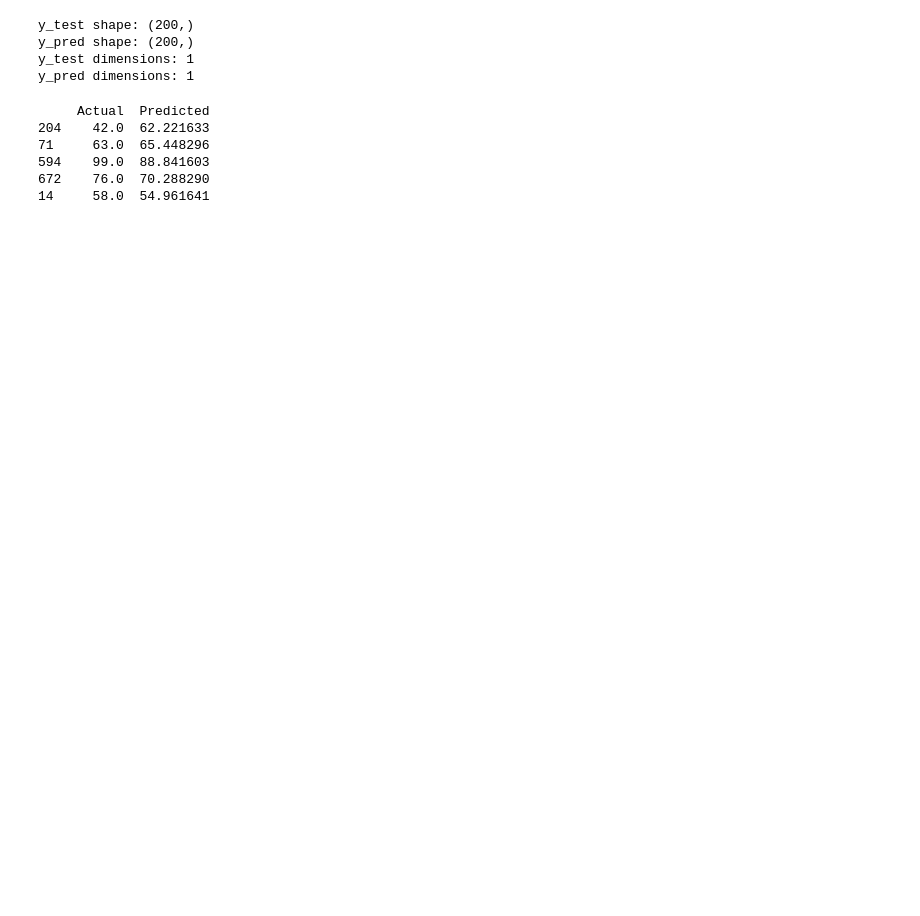
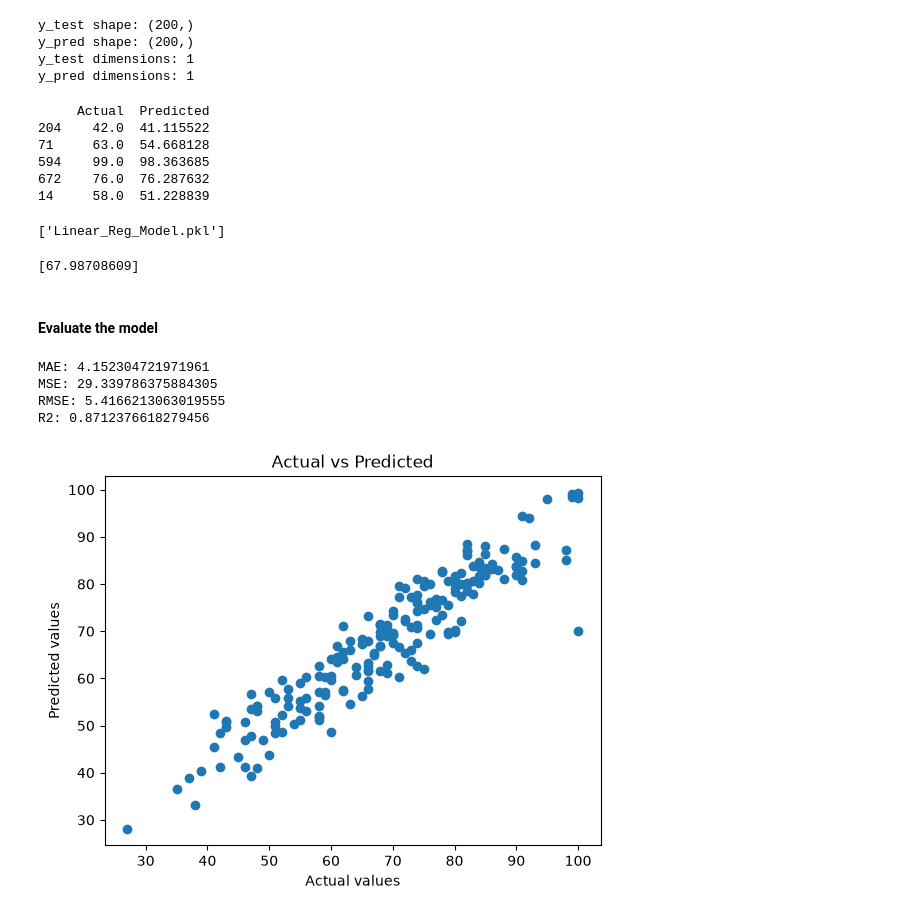
Before and after one commit to AreebaAkram/AI, a Jupyter notebook: LinearReg.ipynb, the cells around one changed output. Cells and saved outputs as stored; diff of their text form; code cells hidden in the pictures; blank space fills up the shorter version.

```diff
--- a/LinearReg.ipynb
+++ b/LinearReg.ipynb
@@ -75,6 +95,7 @@ data["race/ethnicity"] = data["race/ethnicity"].fillna(data["race/ethnicity"].mo
 data["test preparation course"] = data["test preparation course"].fillna(data["test preparation course"].mode()[0])
 data["math score"] = pd.to_numeric(data["math score"], errors = "coerce")
 data["math score"] = data["math score"].fillna(data["math score"].mean())
+data["reading score"] = pd.to_numeric(data["reading score"], errors = "coerce")
 data["reading score"] = data["reading score"].fillna(data["reading score"].mean())
 data["writing score"] = data["writing score"].fillna(data["writing score"].mean())
 data.isnull().sum()
@@ -88,4 +109,13 @@ math score                     0
 reading score                  0
 writing score                  0
 dtype: int64
+# %%
+data["race/ethnicity"].unique()
+data["race/ethnicity"] = data["race/ethnicity"].fillna(
+    data["race/ethnicity"].mode()[0]
+)
+# %%
+encoder = LabelEncoder()
+
+data["race/ethnicity"] = encoder.fit_transform(data["race/ethnicity"])
 # %%
@@ -134,8 +168,10 @@ plt.show()
 # %%
-x = data[["math score"]]
+x = data[["math score", "reading score", "race/ethnicity"]]
 y = data["writing score"]
 
-x_train, x_test, y_train, y_test = train_test_split( x, y, test_size = 0.2, random_state = 40)
+x_train, x_test, y_train, y_test = train_test_split(
+    x, y, test_size=0.2, random_state=40
+)
 # %%
 model = LinearRegression()
 model.fit(x_train, y_train)
@@ -166,8 +202,46 @@ results = pd.DataFrame({
 print(results.head())
 # %% [output]
      Actual  Predicted
-204    42.0  62.221633
-71     63.0  65.448296
-594    99.0  88.841603
-672    76.0  70.288290
-14     58.0  54.961641
+204    42.0  41.115522
+71     63.0  54.668128
+594    99.0  98.363685
+672    76.0  76.287632
+14     58.0  51.228839
+# %%
+# save the model
+joblib.dump(model, "Linear_Reg_Model.pkl")
+# %% [output]
+['Linear_Reg_Model.pkl']
+# %%
+loaded_model = joblib.load("Linear_Reg_Model.pkl")
+new_data = pd.DataFrame({
+    "math score" : [60],
+    "reading score" : [70],
+    "race/ethnicity" : [1]
+})
+prediction = loaded_model.predict(new_data)
+print(prediction)
+# %% [output]
+[67.98708609]
+# %% [markdown]
+#### Evaluate the model
+# %%
+print("MAE:", mean_absolute_error(y_test, y_pred))  # mean of absolute error -> |actual - predicted | ->Lower is better
+print("MSE:", mean_squared_error(y_test, y_pred)) # large errors contribute more heavily. -> Lower is better
+print("RMSE:", np.sqrt(mean_squared_error(y_test, y_pred))) #Lower is better
+print("R2:", r2_score(y_test, y_pred)) #higher is better
+# %% [output]
+MAE: 4.152304721971961
+MSE: 29.339786375884305
+RMSE: 5.4166213063019555
+R2: 0.8712376618279456
+# %%
+plt.scatter(y_test, y_pred)
+
+plt.xlabel("Actual values")
+plt.ylabel("Predicted values")
+plt.title("Actual vs Predicted")
+
+plt.show()
+# %% [output]
+[figure, added]
```
Also changed, not shown: parts of 17 cells of this notebook, 1 other file.
